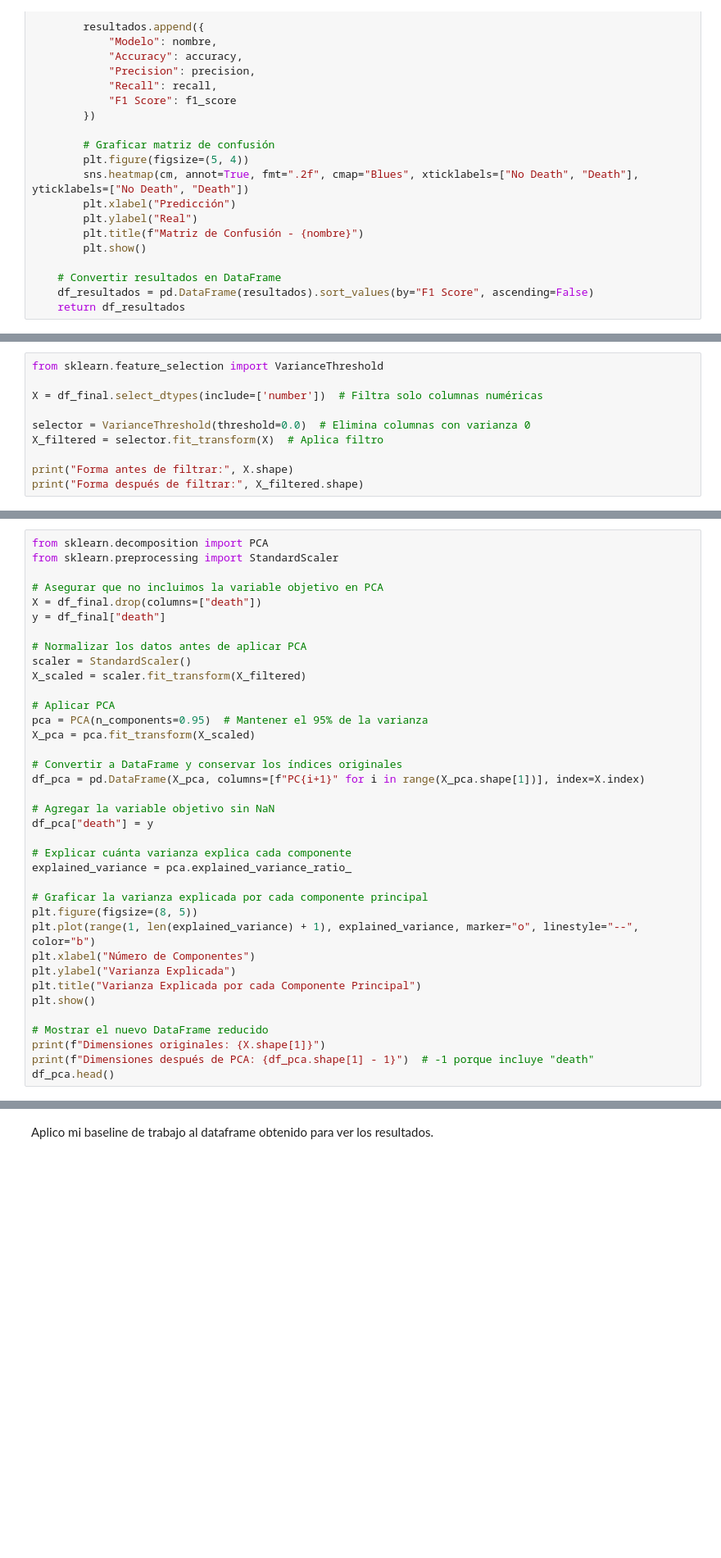
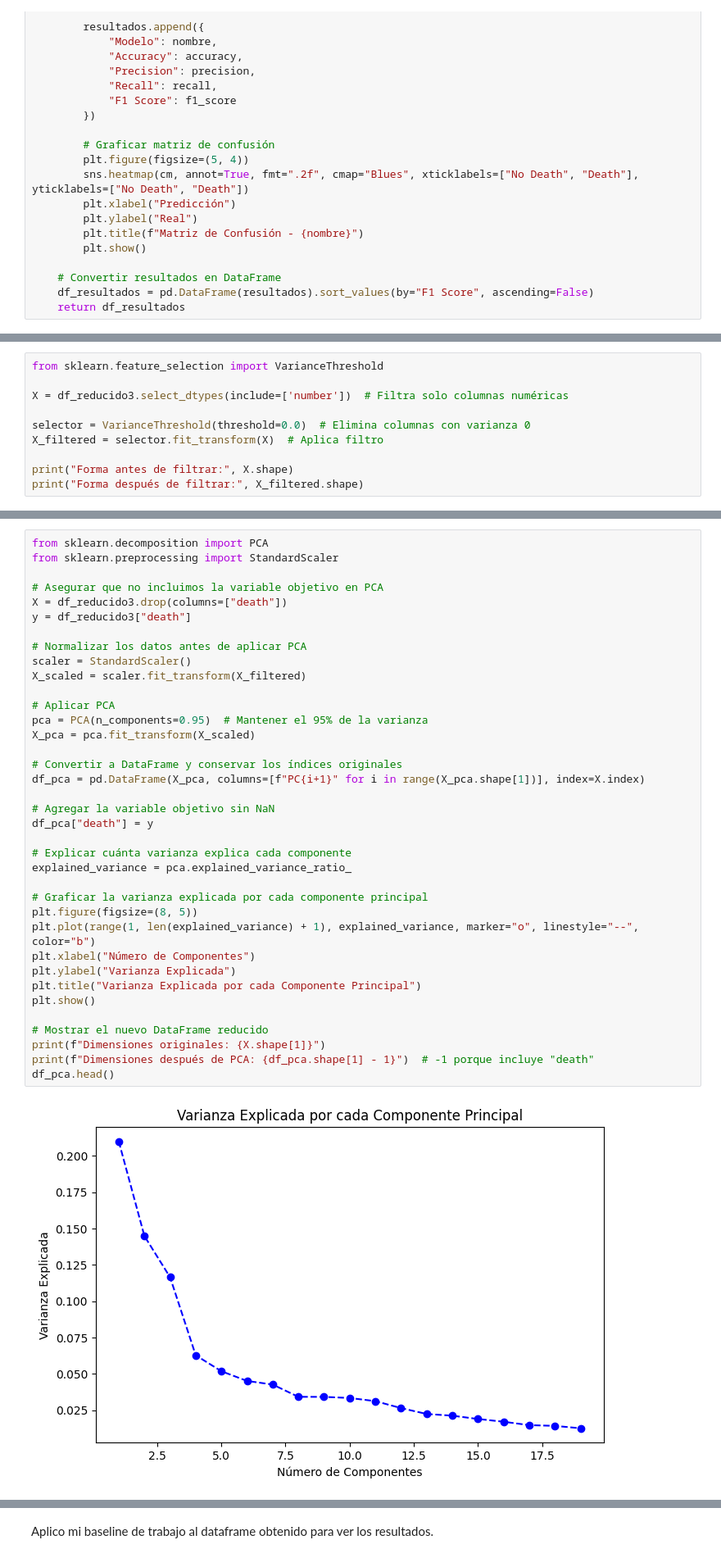
Before and after one commit to angelgvill/DS102024, a Jupyter notebook: 3-MachineLearning/2-Supervisado/Ejercicios/ejercicio_Kaggle2_setas.ipynb, the cells around one changed output, grey strips where cells are left out. Shown at 82% size. Saved outputs shown, nothing was run; the diff lists cells and outputs as text; blank space fills up the shorter version.

```diff
--- a/3-MachineLearning/2-Supervisado/Ejercicios/ejercicio_Kaggle2_setas.ipynb
+++ b/3-MachineLearning/2-Supervisado/Ejercicios/ejercicio_Kaggle2_setas.ipynb
@@ -587,7 +988,7 @@ df_final.head(2)
 # %%
 from sklearn.feature_selection import VarianceThreshold
 
-X = df_final.select_dtypes(include=['number'])  # Filtra solo columnas numéricas
+X = df_reducido3.select_dtypes(include=['number'])  # Filtra solo columnas numéricas
 
 selector = VarianceThreshold(threshold=0.0)  # Elimina columnas con varianza 0
 X_filtered = selector.fit_transform(X)  # Aplica filtro
@@ -599,35 +1003,37 @@ from sklearn.decomposition import PCA
 from sklearn.preprocessing import StandardScaler
 
 # Asegurar que no incluimos la variable objetivo en PCA
-X = df_final.drop(columns=["death"])
-y = df_final["death"]
+X = df_reducido3.drop(columns=["death"])
+y = df_reducido3["death"]
 
 # Normalizar los datos antes de aplicar PCA
 scaler = StandardScaler()
 X_scaled = scaler.fit_transform(X_filtered)
 
 # Aplicar PCA
 pca = PCA(n_components=0.95)  # Mantener el 95% de la varianza
 X_pca = pca.fit_transform(X_scaled)
 
 # Convertir a DataFrame y conservar los índices originales
 df_pca = pd.DataFrame(X_pca, columns=[f"PC{i+1}" for i in range(X_pca.shape[1])], index=X.index)
 
 # Agregar la variable objetivo sin NaN
 df_pca["death"] = y
 
 # Explicar cuánta varianza explica cada componente
 explained_variance = pca.explained_variance_ratio_
 
 # Graficar la varianza explicada por cada componente principal
 plt.figure(figsize=(8, 5))
 plt.plot(range(1, len(explained_variance) + 1), explained_variance, marker="o", linestyle="--", color="b")
 plt.xlabel("Número de Componentes")
 plt.ylabel("Varianza Explicada")
 plt.title("Varianza Explicada por cada Componente Principal")
 plt.show()
 
 # Mostrar el nuevo DataFrame reducido
 print(f"Dimensiones originales: {X.shape[1]}")
 print(f"Dimensiones después de PCA: {df_pca.shape[1] - 1}")  # -1 porque incluye "death"
 df_pca.head()
+# %% [output]
+[figure, added]
```
Also changed, not shown: parts of 79 cells of this notebook.
